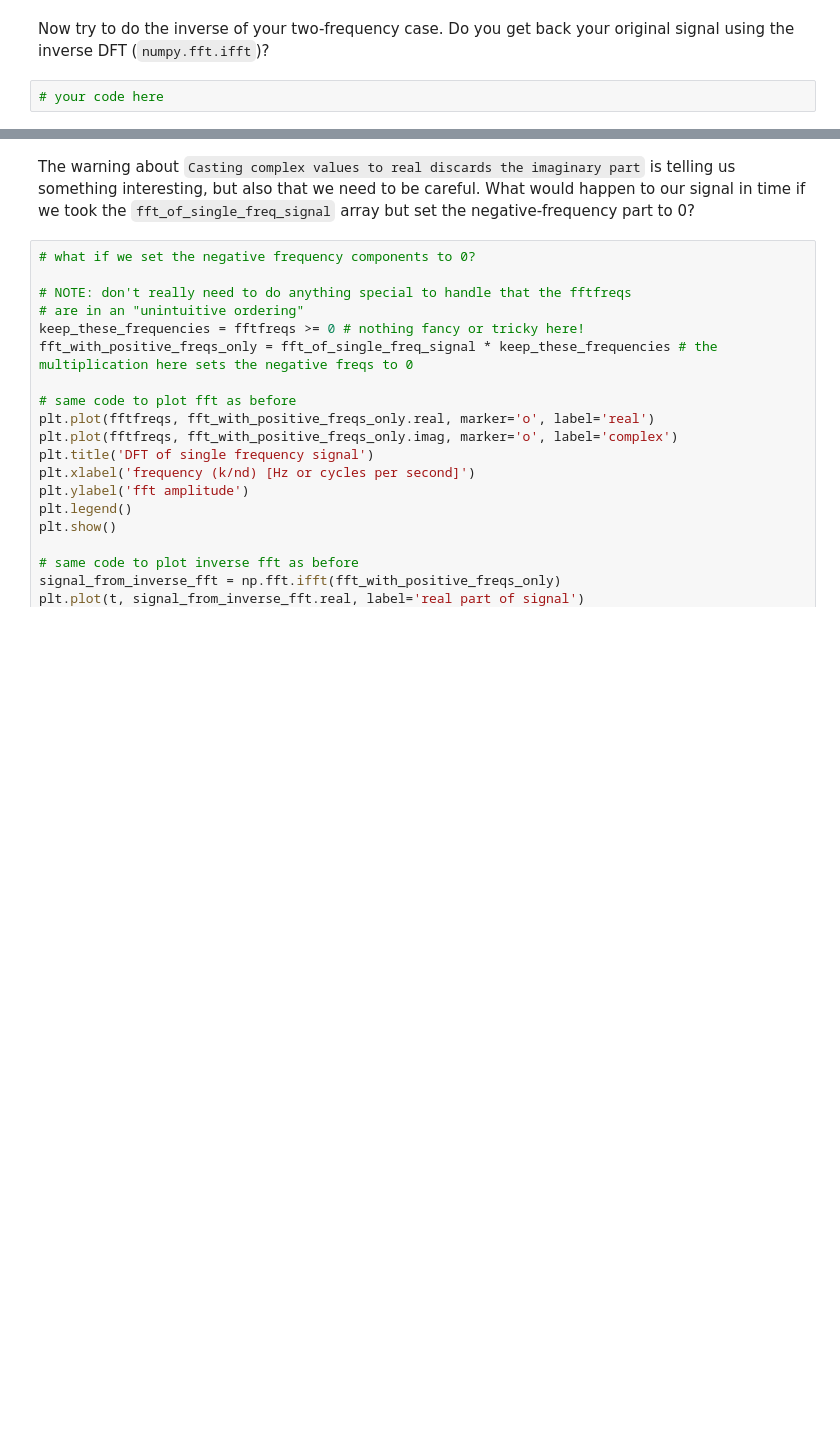
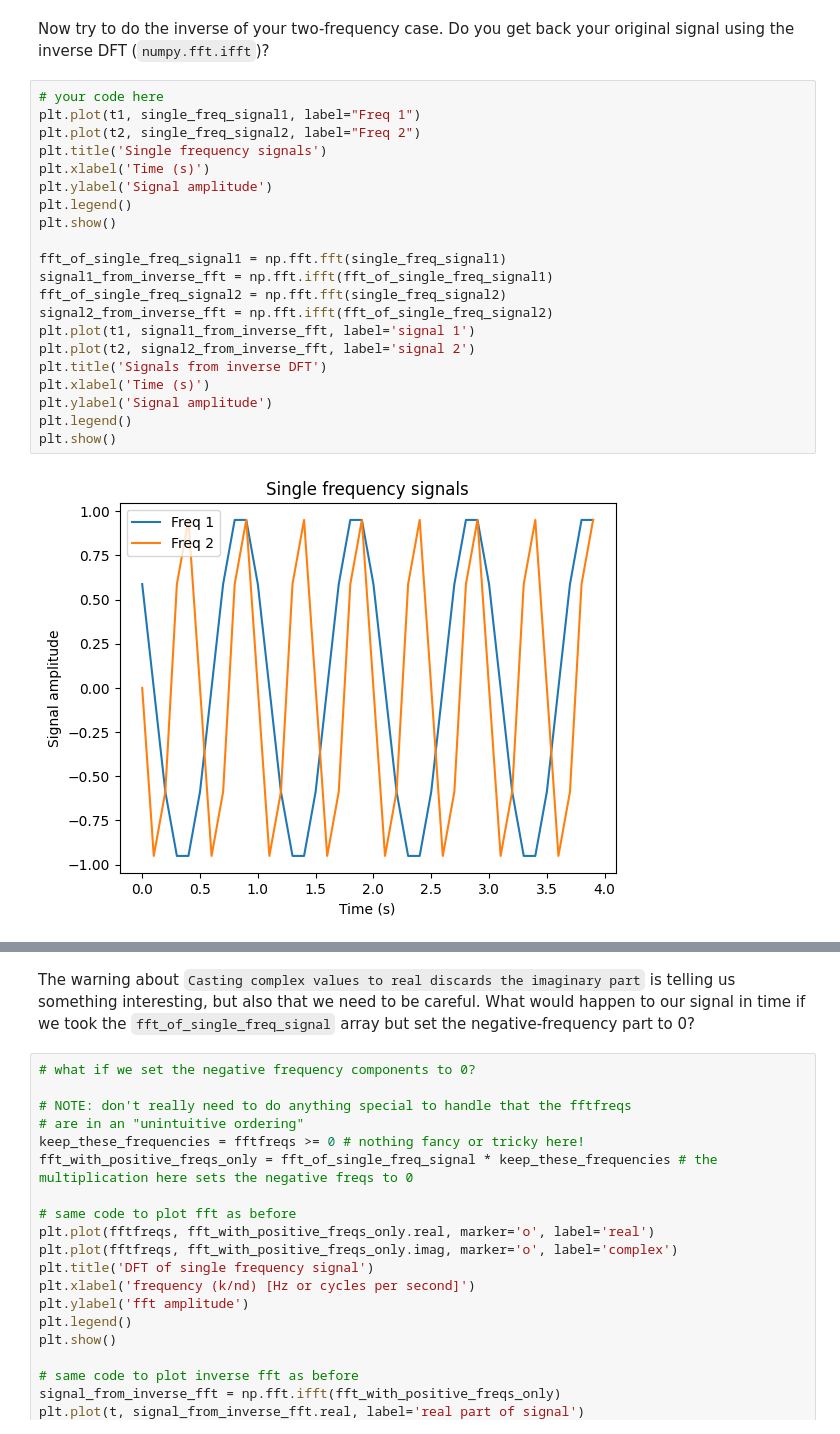
Before and after one commit to ricco-hub/2026-flatiron-cmb-summer-school, a Jupyter notebook: notebooks/Intro_to_FFTs.ipynb, the cells around one changed output, grey strips where cells are left out. Saved outputs shown, nothing was run; the diff lists cells and outputs as text; blank space fills up the shorter version.

```diff
--- a/notebooks/Intro_to_FFTs.ipynb
+++ b/notebooks/Intro_to_FFTs.ipynb
@@ -271,4 +329,25 @@ plt.show()
 # %% [markdown]
 Now try to do the inverse of your two-frequency case. Do you get back your original signal using the inverse DFT (`numpy.fft.ifft`)?
-# %%
-# your code here
+# %%
+# your code here
+plt.plot(t1, single_freq_signal1, label="Freq 1")
+plt.plot(t2, single_freq_signal2, label="Freq 2")
+plt.title('Single frequency signals')
+plt.xlabel('Time (s)')
+plt.ylabel('Signal amplitude')
+plt.legend()
+plt.show()
+
+fft_of_single_freq_signal1 = np.fft.fft(single_freq_signal1)
+signal1_from_inverse_fft = np.fft.ifft(fft_of_single_freq_signal1)
+fft_of_single_freq_signal2 = np.fft.fft(single_freq_signal2)
+signal2_from_inverse_fft = np.fft.ifft(fft_of_single_freq_signal2)
+plt.plot(t1, signal1_from_inverse_fft, label='signal 1')
+plt.plot(t2, signal2_from_inverse_fft, label='signal 2')
+plt.title('Signals from inverse DFT')
+plt.xlabel('Time (s)')
+plt.ylabel('Signal amplitude')
+plt.legend()
+plt.show()
+# %% [output]
+[figure, added]
```
Also changed, not shown: parts of 12 cells of this notebook.
